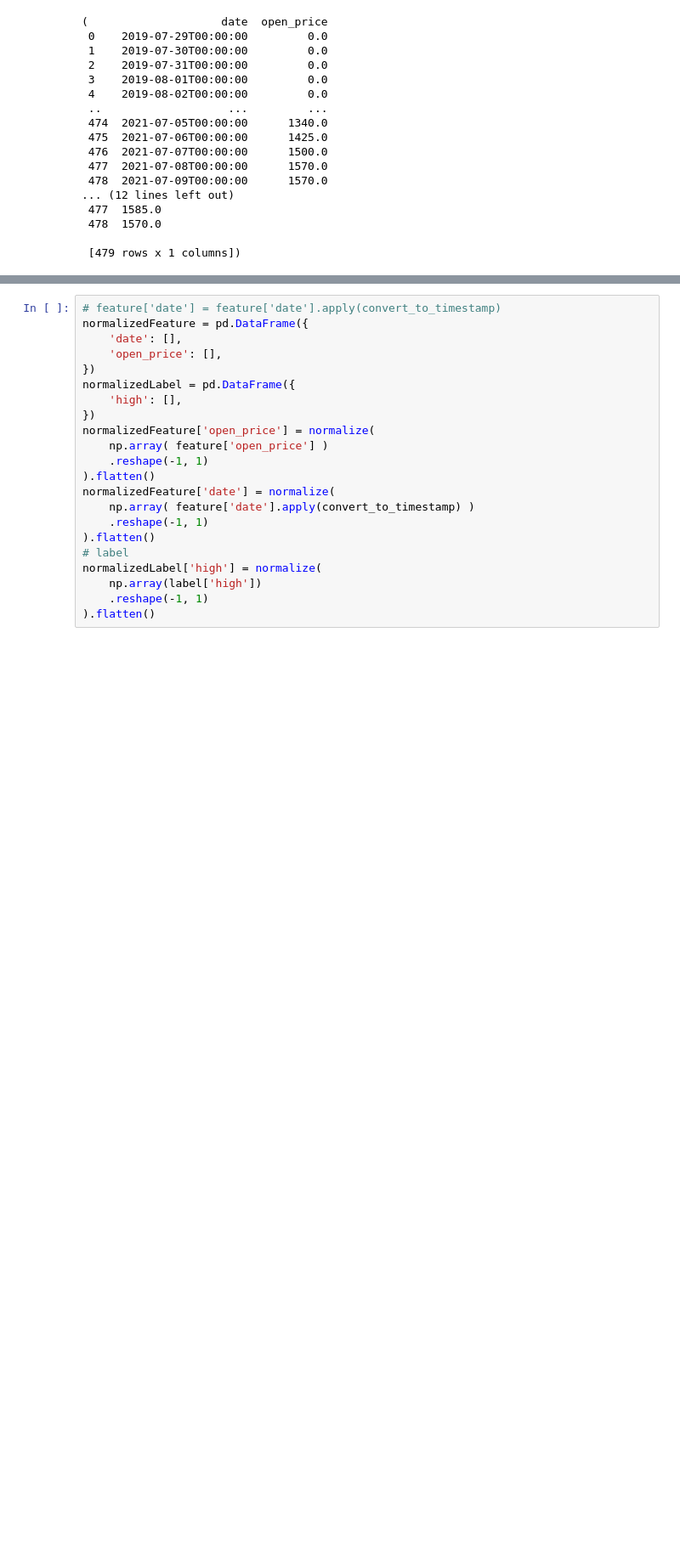
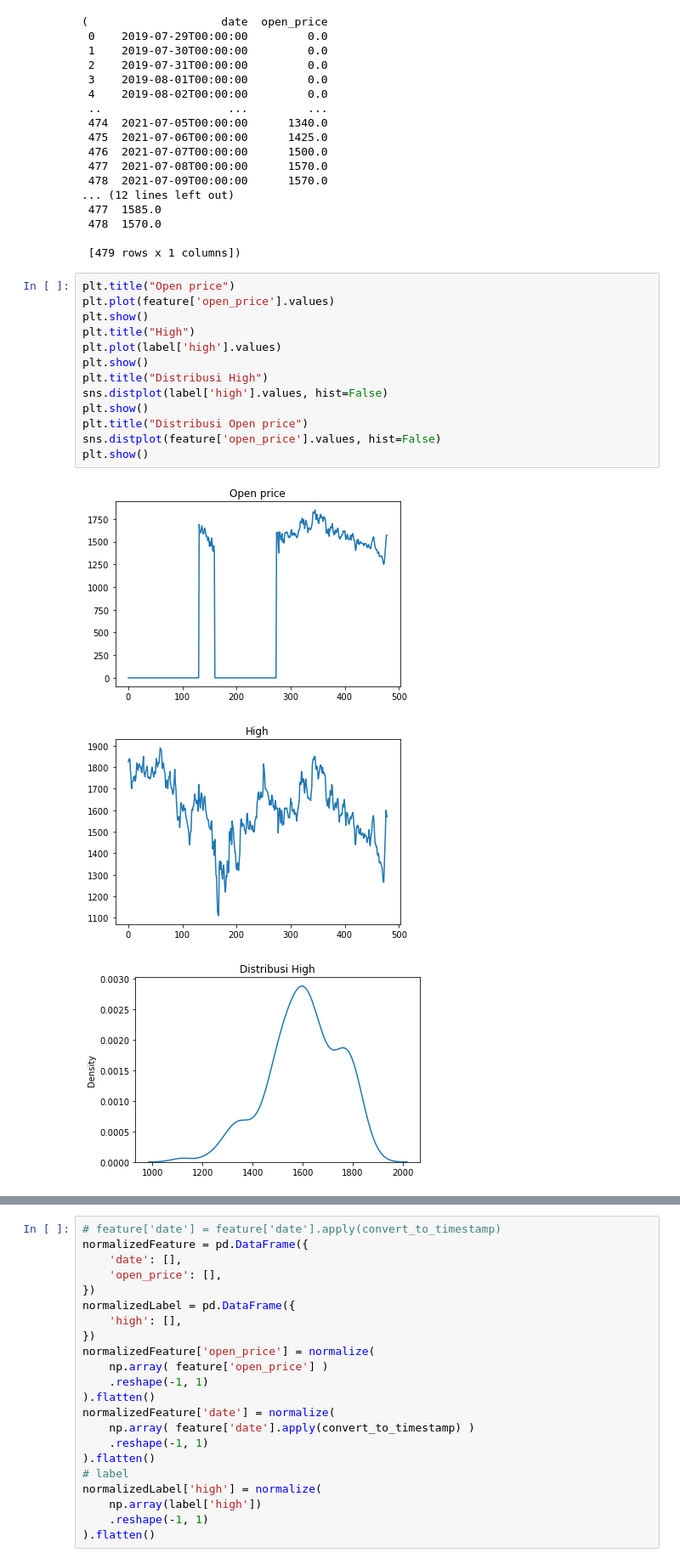
Before and after one commit to adib-enc/AnfisTensorflow2.0, a Jupyter notebook: nbs/anfis-stock-gl.ipynb, the cells around one changed output, grey strips where cells are left out. Shown: that part at 85% size. Saved outputs shown, nothing was run; the diff lists cells and outputs as text; blank space fills up the shorter version.

```diff
--- a/nbs/anfis-stock-gl.ipynb
+++ b/nbs/anfis-stock-gl.ipynb
@@ -124,3 +130,20 @@ feature, label
  478  1570.0
 
  [479 rows x 1 columns])
+# %%
+plt.title("Open price")
+plt.plot(feature['open_price'].values)
+plt.show()
+plt.title("High")
+plt.plot(label['high'].values)
+plt.show()
+plt.title("Distribusi High")
+sns.distplot(label['high'].values, hist=False)
+plt.show()
+plt.title("Distribusi Open price")
+sns.distplot(feature['open_price'].values, hist=False)
+plt.show()
+# %% [output]
+[figure, added]
+[figure, added]
+[figure, added]
```
Also changed, not shown: parts of 8 cells of this notebook, 1 other file.
